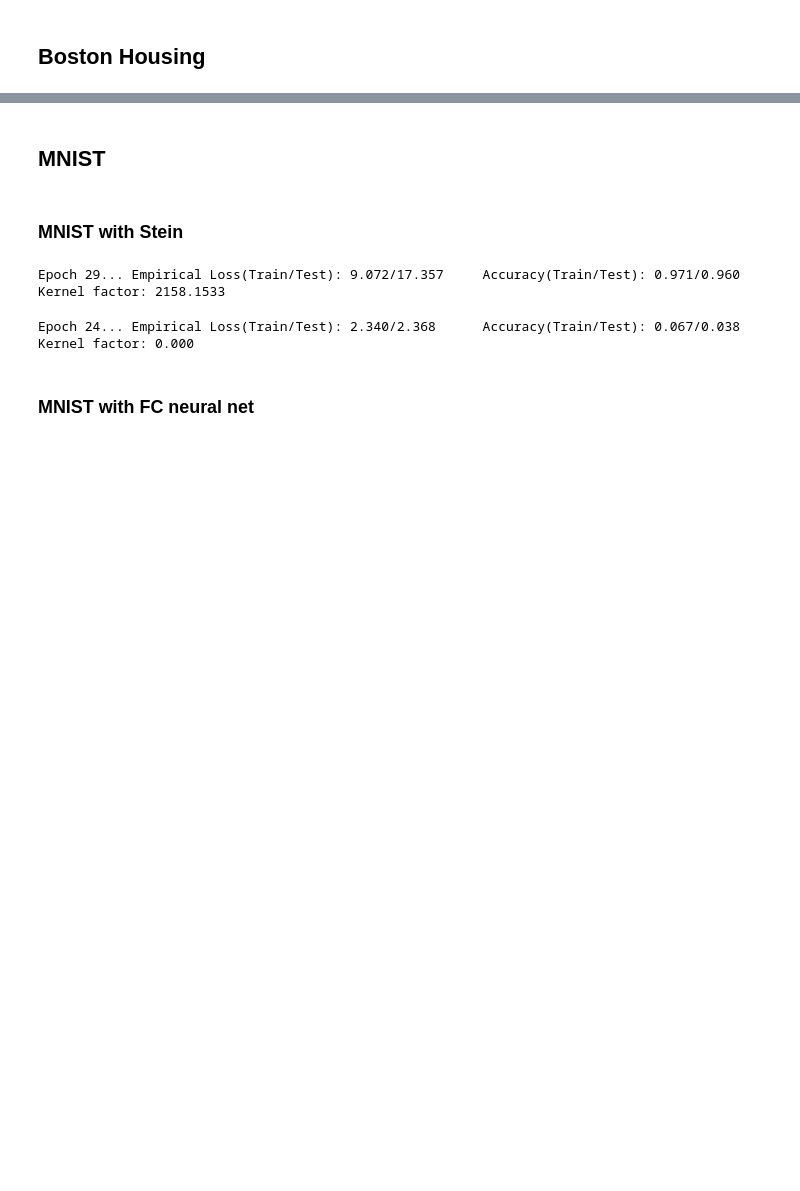
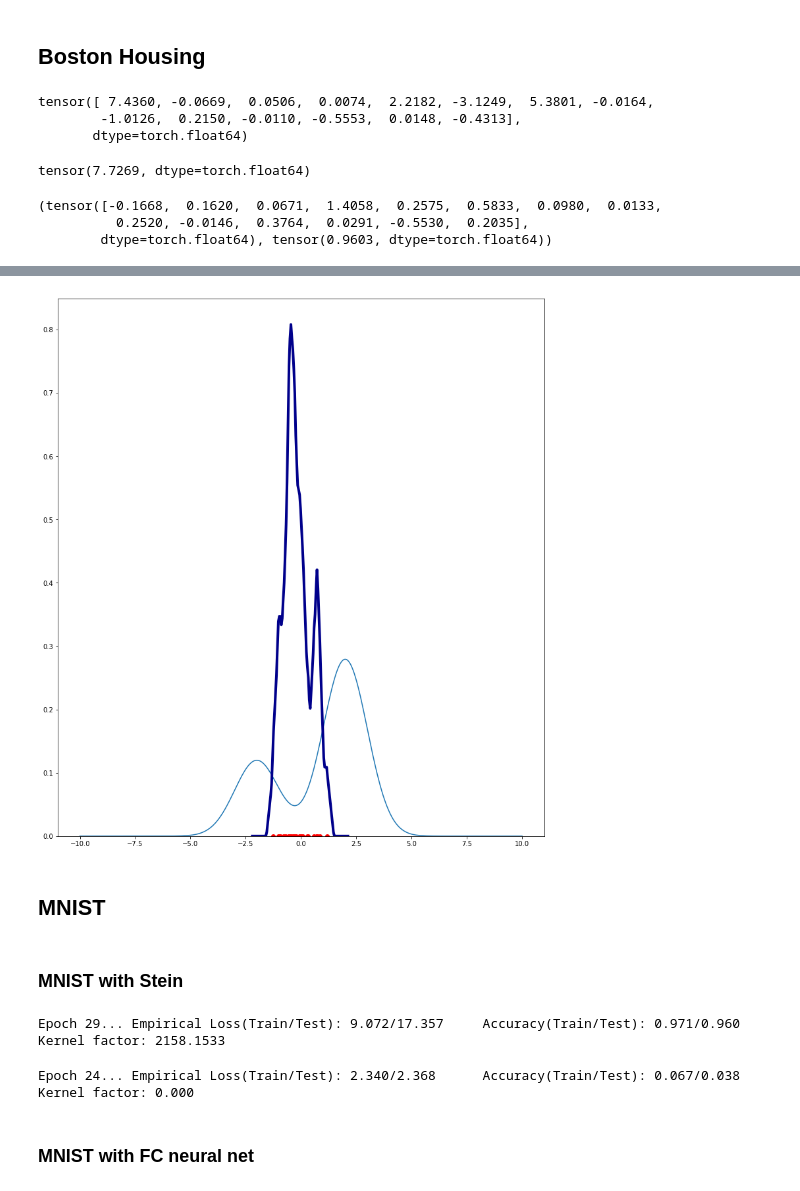
Before and after one commit to nakhodnov17/Samsung-Task, a Jupyter notebook: Stein Gradients/Stein Gradients.ipynb, the cells around one changed output, grey strips where cells are left out. Cells and saved outputs as stored; diff of their text form; code cells hidden in the pictures; blank space fills up the shorter version.

```diff
--- a/Stein Gradients/Stein Gradients.ipynb
+++ b/Stein Gradients/Stein Gradients.ipynb
@@ -1380 +1408,18 @@ dm.update_latent_regression(0, 'rbf', X_train, y_train, X_train.shape[0])
+# %%
+mu
+# %% [output]
+tensor([ 7.4360, -0.0669,  0.0506,  0.0074,  2.2182, -3.1249,  5.3801, -0.0164,
+        -1.0126,  0.2150, -0.0110, -0.5553,  0.0148, -0.4313],
+       dtype=torch.float64)
+# %%
+torch.nn.MSELoss()(mu, torch.mean(dm.lt.transform(dm.particles, n_particles_second=True), dim=1))
+# %% [output]
+tensor(7.7269, dtype=torch.float64)
+# %%
+(torch.mean(dm.lt.transform(dm.particles, n_particles_second=True), dim=1),
+ torch.mean(torch.std(dm.lt.transform(dm.particles, n_particles_second=True), dim=1) ** 2))
+# %% [output]
+(tensor([-0.1668,  0.1620,  0.0671,  1.4058,  0.2575,  0.5833,  0.0980,  0.0133,
+          0.2520, -0.0146,  0.3764,  0.0291, -0.5530,  0.2035],
+        dtype=torch.float64), tensor(0.9603, dtype=torch.float64))
 # %%
@@ -1385,15 +1429,22 @@ dm = DistributionMover(task='net_reg', n_particles=1, use_latent=False, net=net,
 # %%
 try:
-    step_size = 0.02
+    step_size = 0.005
     for _ in range(100000):
-        dm.update_latent_net(h_type=1, X_batch=X_train, y_batch=y_train, train_size=X_train.shape[0], step_size=step_size)
+        dm.update_latent_net(h_type=0, kernel_type='rbf', p=-1, X_batch=X_train, y_batch=y_train, train_size=X_train.shape[0], step_size=step_size)
         train_loss = torch.nn.MSELoss()(dm.predict_net(X_train, inference=True).view(-1), y_train)
         test_loss = torch.nn.MSELoss()(dm.predict_net(X_test, inference=True).view(-1), y_test)
 
-        if _ % 1 == 0:
+        if _ % 30 == 0:
+            clear_output()
+
             sys.stdout.write('\rEpoch {0}... Empirical Loss(Train): {1:.3f}\t Empirical Loss(Test): {2:.3f}\t Kernel factor: {3:.3f}'.format(
                             _, train_loss, test_loss, dm.h))
-        if _ % 1200 == 0 and _ > 0:
+
+            plot_projections(dm, use_real=True)
+            plot_projections(dm, use_real=False)
+            plt.pause(1e-300)
+
+        if _ % 3000 == 0 and _ > 0:
             step_size /= 2
 
 except KeyboardInterrupt:
@@ -1403,3 +1454,4 @@ RuntimeError: invalid argument 2: wrong matrix size, batch1: 32x784, batch2: 13x
+[figure, added]
 # %% [markdown]
 ## MNIST
 # %%
```
Also changed, not shown: parts of 13 cells of this notebook.
